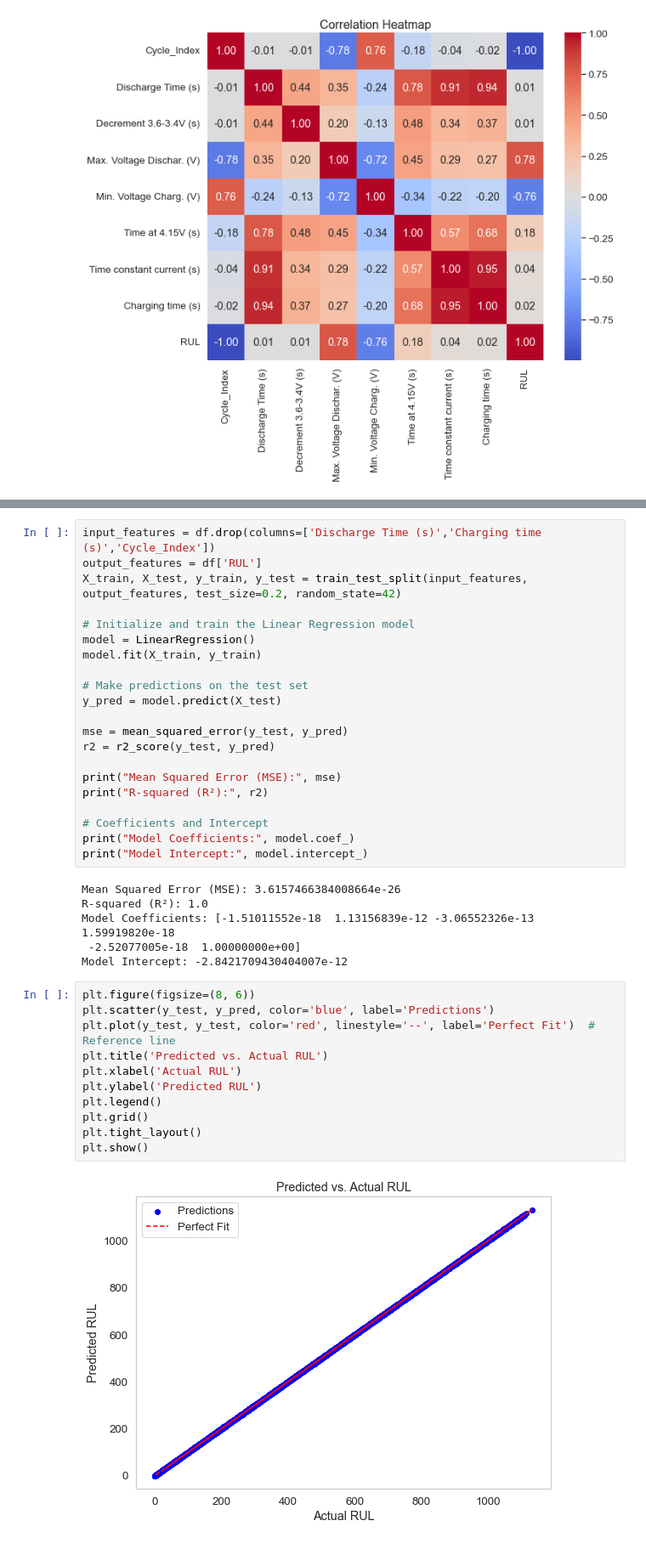
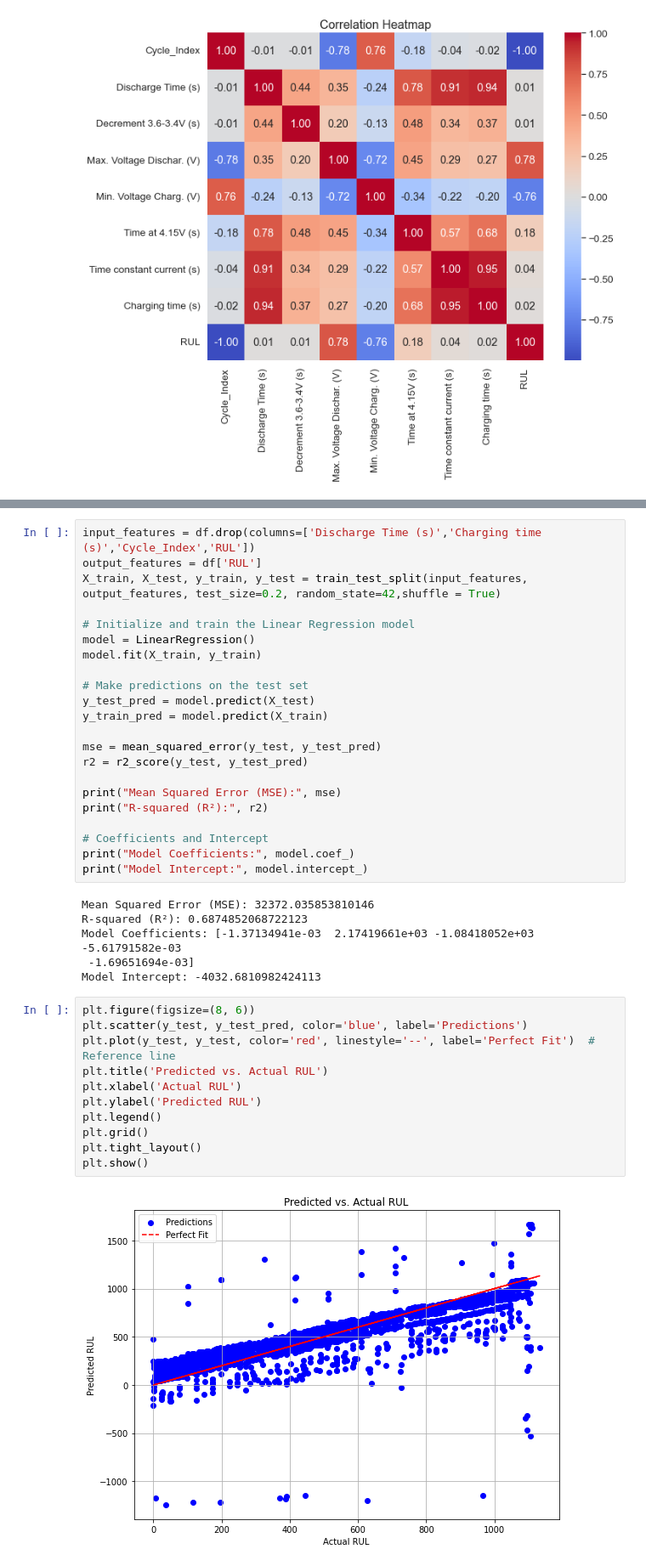
Before and after one commit to jgd45/Project1DS675, a Jupyter notebook: project_implement.ipynb, the cells around one changed output, grey strips where cells are left out. Shown at 85% size. Saved outputs shown, nothing was run; the diff lists cells and outputs as text.

```diff
--- a/project_implement.ipynb
+++ b/project_implement.ipynb
@@ -109,17 +112,18 @@ Feature Importance:
 # %%
-input_features = df.drop(columns=['Discharge Time (s)','Charging time (s)','Cycle_Index'])
+input_features = df.drop(columns=['Discharge Time (s)','Charging time (s)','Cycle_Index','RUL'])
 output_features = df['RUL']
-X_train, X_test, y_train, y_test = train_test_split(input_features, output_features, test_size=0.2, random_state=42)
+X_train, X_test, y_train, y_test = train_test_split(input_features, output_features, test_size=0.2, random_state=42,shuffle = True)
 
 # Initialize and train the Linear Regression model
 model = LinearRegression()
 model.fit(X_train, y_train)
 
 # Make predictions on the test set
-y_pred = model.predict(X_test)
+y_test_pred = model.predict(X_test)
+y_train_pred = model.predict(X_train)
 
-mse = mean_squared_error(y_test, y_pred)
-r2 = r2_score(y_test, y_pred)
+mse = mean_squared_error(y_test, y_test_pred)
+r2 = r2_score(y_test, y_test_pred)
 
 print("Mean Squared Error (MSE):", mse)
 print("R-squared (R²):", r2)
@@ -128,21 +132,21 @@ print("R-squared (R²):", r2)
 print("Model Coefficients:", model.coef_)
 print("Model Intercept:", model.intercept_)
 # %% [output]
-Mean Squared Error (MSE): 3.6157466384008664e-26
-R-squared (R²): 1.0
-Model Coefficients: [-1.51011552e-18  1.13156839e-12 -3.06552326e-13  1.59919820e-18
- -2.52077005e-18  1.00000000e+00]
-Model Intercept: -2.8421709430404007e-12
+Mean Squared Error (MSE): 32372.035853810146
+R-squared (R²): 0.6874852068722123
+Model Coefficients: [-1.37134941e-03  2.17419661e+03 -1.08418052e+03 -5.61791582e-03
+ -1.69651694e-03]
+Model Intercept: -4032.6810982424113
 # %%
 plt.figure(figsize=(8, 6))
-plt.scatter(y_test, y_pred, color='blue', label='Predictions')
+plt.scatter(y_test, y_test_pred, color='blue', label='Predictions')
 plt.plot(y_test, y_test, color='red', linestyle='--', label='Perfect Fit')  # Reference line
 plt.title('Predicted vs. Actual RUL')
 plt.xlabel('Actual RUL')
 plt.ylabel('Predicted RUL')
 plt.legend()
 plt.grid()
 plt.tight_layout()
 plt.show()
 # %% [output]
-[figure, old version]
+[figure, new version]
```
Also changed, not shown: parts of 10 cells of this notebook.
